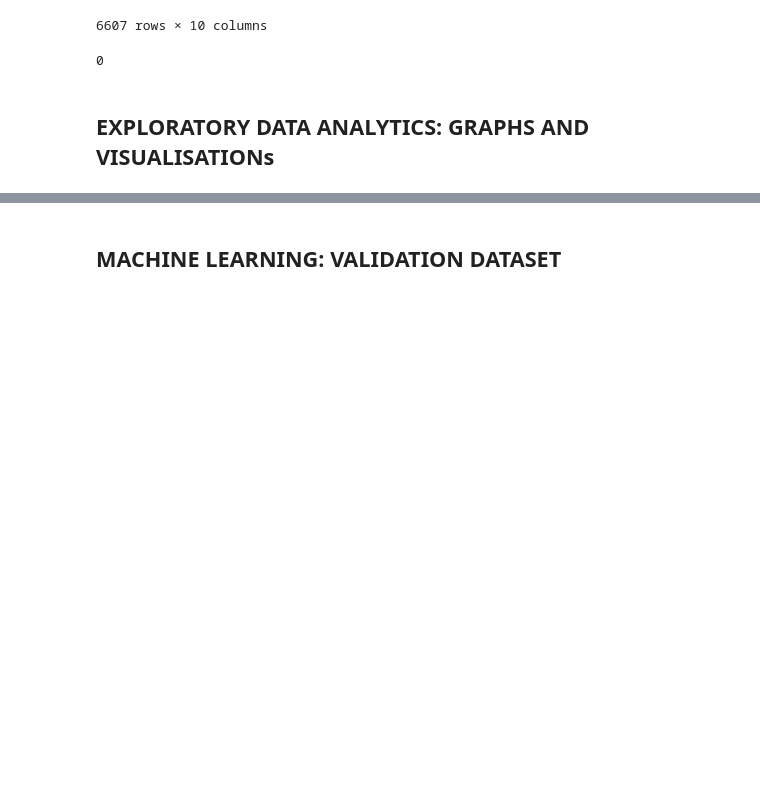
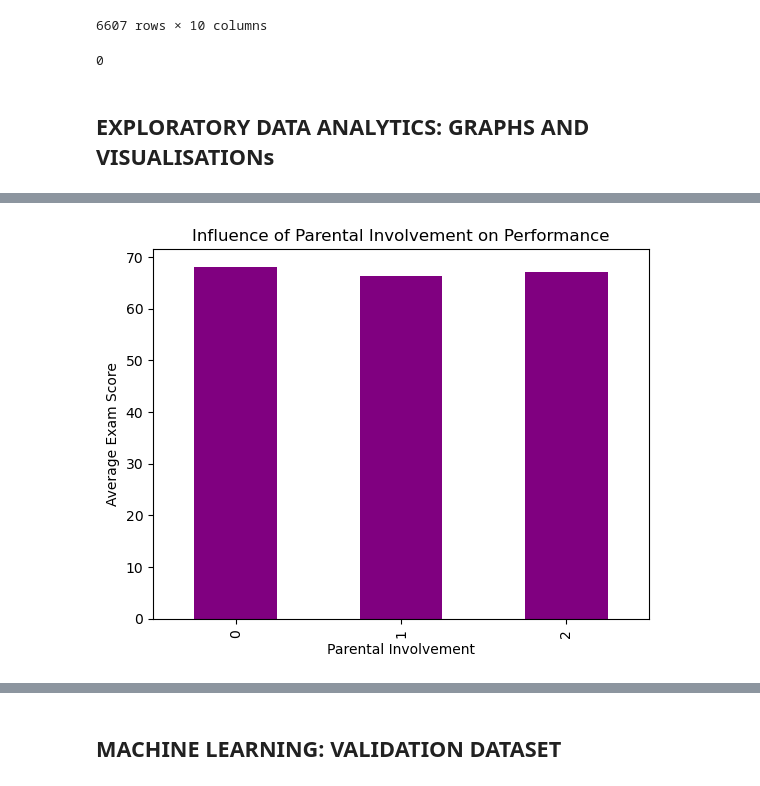
Before and after one commit to dylanDA23/DTA_Assignment2024, a Jupyter notebook: NewDataSet/DTA_ASSIGNMENT.ipynb, the cells around one changed output, grey strips where cells are left out. Drawn from its saved outputs; the diff is of its cells as text; code cells hidden in the pictures; blank space fills up the shorter version.

```diff
--- a/NewDataSet/DTA_ASSIGNMENT.ipynb
+++ b/NewDataSet/DTA_ASSIGNMENT.ipynb
@@ -295,0 +325,8 @@ print(stdData['Performance_Category'].isnull().sum())
+# %%
+stdDataOriginal.groupby('Parental_Involvement')['Exam_Score'].mean().plot(kind='bar', color='purple')
+plt.xlabel('Parental Involvement')
+plt.ylabel('Average Exam Score')
+plt.title("Influence of Parental Involvement on Performance")
+plt.show()
+# %% [output]
+[figure, added]
```
Also changed, not shown: parts of 20 cells of this notebook.
